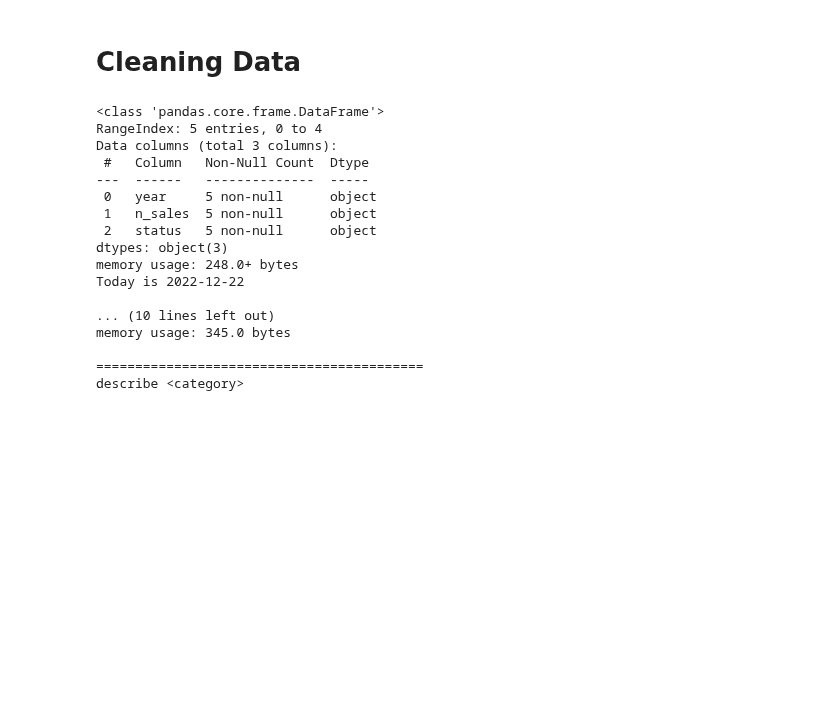
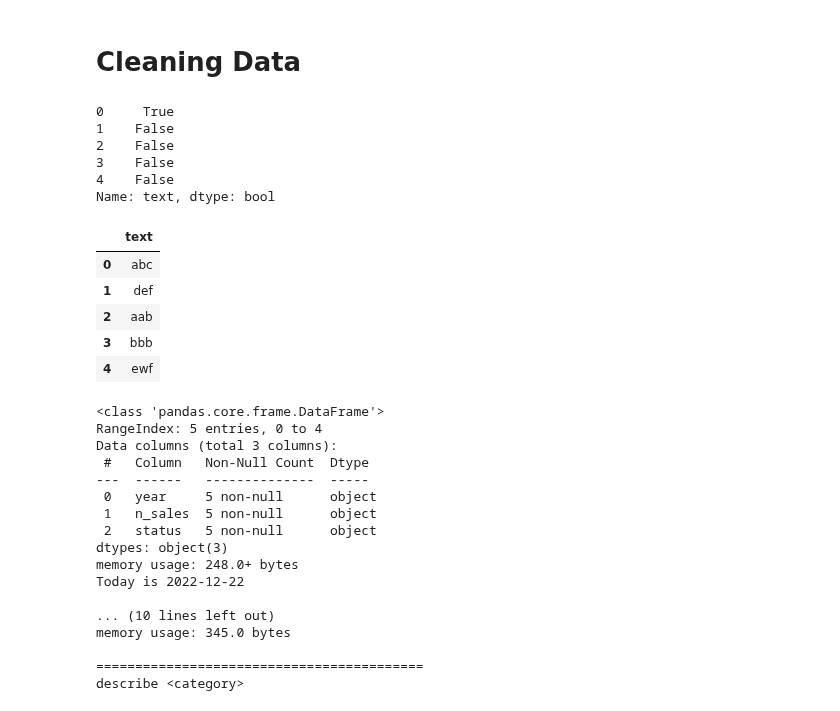
Before and after one commit to gabrielwithappy/python_study, a Jupyter notebook: Python_Basic.ipynb, the cells around one changed output. Saved outputs shown, nothing was run; the diff lists cells and outputs as text; code cells hidden in the pictures; blank space fills up the shorter version.

```diff
--- a/Python_Basic.ipynb
+++ b/Python_Basic.ipynb
@@ -1148,2 +1154,25 @@ Response:  True
+# %%
+# Start with some TEXT
+df = pd.DataFrame({'text': ['abc','   def','aab','bbb','ewf']})
+df['text'].str.startswith('ab')
+# %% [output]
+0     True
+1    False
+2    False
+3    False
+4    False
+Name: text, dtype: bool
+# %%
+# Start with some TEXT
+df = pd.DataFrame({'text': ['abc','   def','aab','bbb','ewf']})
+df['text'] = df['text'].str.strip()
+df
+# %% [output]
+|  | text |
+| 0 | abc |
+| 1 | def |
+| 2 | aab |
+| 3 | bbb |
+| 4 | ewf |
 # %%
 # Cleaning data and difference btwn describe() of int, category data types
```
Also changed, not shown: parts of 11 cells of this notebook.
